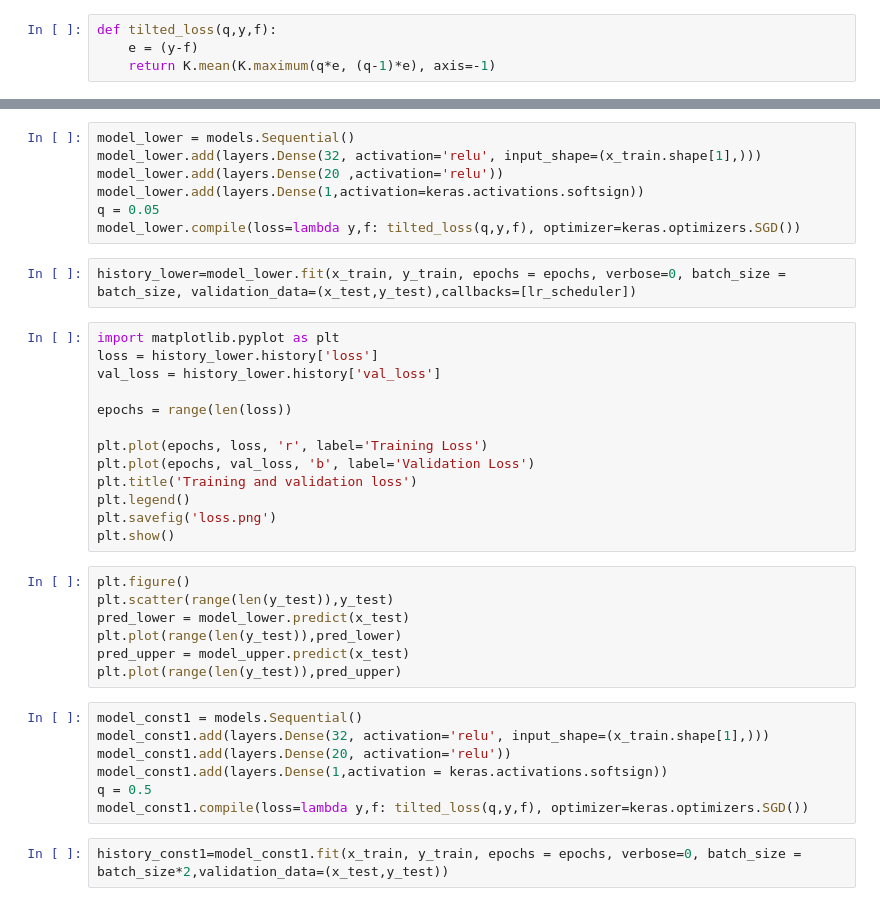
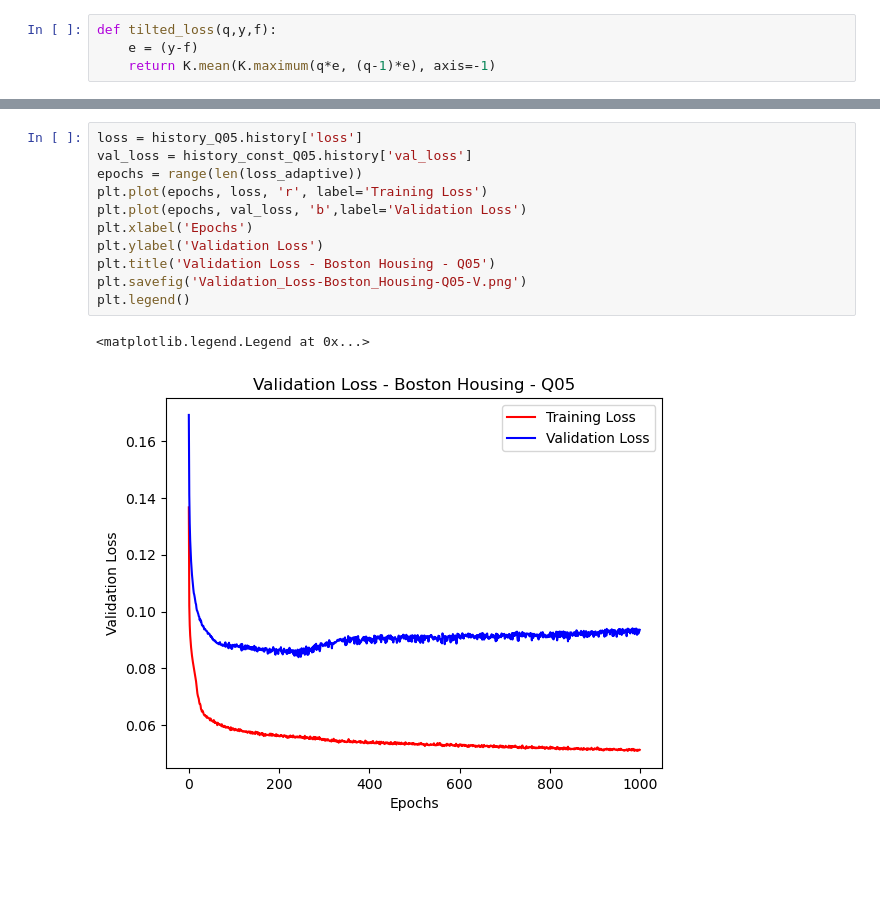
Before and after one commit to nameetrajore/Linear_Regression-and-Quantile_Regression-Using-LALR, a Jupyter notebook: Quantile_Regression/Boston_Housing.ipynb, the cells around one changed output, grey strips where cells are left out. Drawn from its saved outputs; the diff is of its cells as text; blank space fills up the shorter version.

```diff
--- a/Quantile_Regression/Boston_Housing.ipynb
+++ b/Quantile_Regression/Boston_Housing.ipynb
@@ -98,38 +136,14 @@ plt.show()
-# %%
-model_lower = models.Sequential()
-model_lower.add(layers.Dense(32, activation='relu', input_shape=(x_train.shape[1],)))
-model_lower.add(layers.Dense(20 ,activation='relu'))
-model_lower.add(layers.Dense(1,activation=keras.activations.softsign))
-q = 0.05
-model_lower.compile(loss=lambda y,f: tilted_loss(q,y,f), optimizer=keras.optimizers.SGD())
-# %%
-history_lower=model_lower.fit(x_train, y_train, epochs = epochs, verbose=0, batch_size = batch_size, validation_data=(x_test,y_test),callbacks=[lr_scheduler])
 # %%
-import matplotlib.pyplot as plt
-loss = history_lower.history['loss']
-val_loss = history_lower.history['val_loss']
-
-epochs = range(len(loss))
-
+loss = history_Q05.history['loss']
+val_loss = history_const_Q05.history['val_loss']
+epochs = range(len(loss_adaptive))
 plt.plot(epochs, loss, 'r', label='Training Loss')
-plt.plot(epochs, val_loss, 'b', label='Validation Loss')
-plt.title('Training and validation loss')
+plt.plot(epochs, val_loss, 'b',label='Validation Loss')
+plt.xlabel('Epochs')
+plt.ylabel('Validation Loss')
+plt.title('Validation Loss - Boston Housing - Q05')
+plt.savefig('Validation_Loss-Boston_Housing-Q05-V.png')
 plt.legend()
-plt.savefig('loss.png')
-plt.show()
+# %% [output]
+<matplotlib.legend.Legend at 0x...>
+[figure, added]
-# %%
-plt.figure()
-plt.scatter(range(len(y_test)),y_test)
-pred_lower = model_lower.predict(x_test)
-plt.plot(range(len(y_test)),pred_lower)
-pred_upper = model_upper.predict(x_test)
-plt.plot(range(len(y_test)),pred_upper)
-# %%
-model_const1 = models.Sequential()
-model_const1.add(layers.Dense(32, activation='relu', input_shape=(x_train.shape[1],)))
-model_const1.add(layers.Dense(20, activation='relu'))
-model_const1.add(layers.Dense(1,activation = keras.activations.softsign))
-q = 0.5
-model_const1.compile(loss=lambda y,f: tilted_loss(q,y,f), optimizer=keras.optimizers.SGD())
-# %%
-history_const1=model_const1.fit(x_train, y_train, epochs = epochs, verbose=0, batch_size = batch_size*2,validation_data=(x_test,y_test))
```
Also changed, not shown: parts of 20 cells of this notebook, 2 other files.
